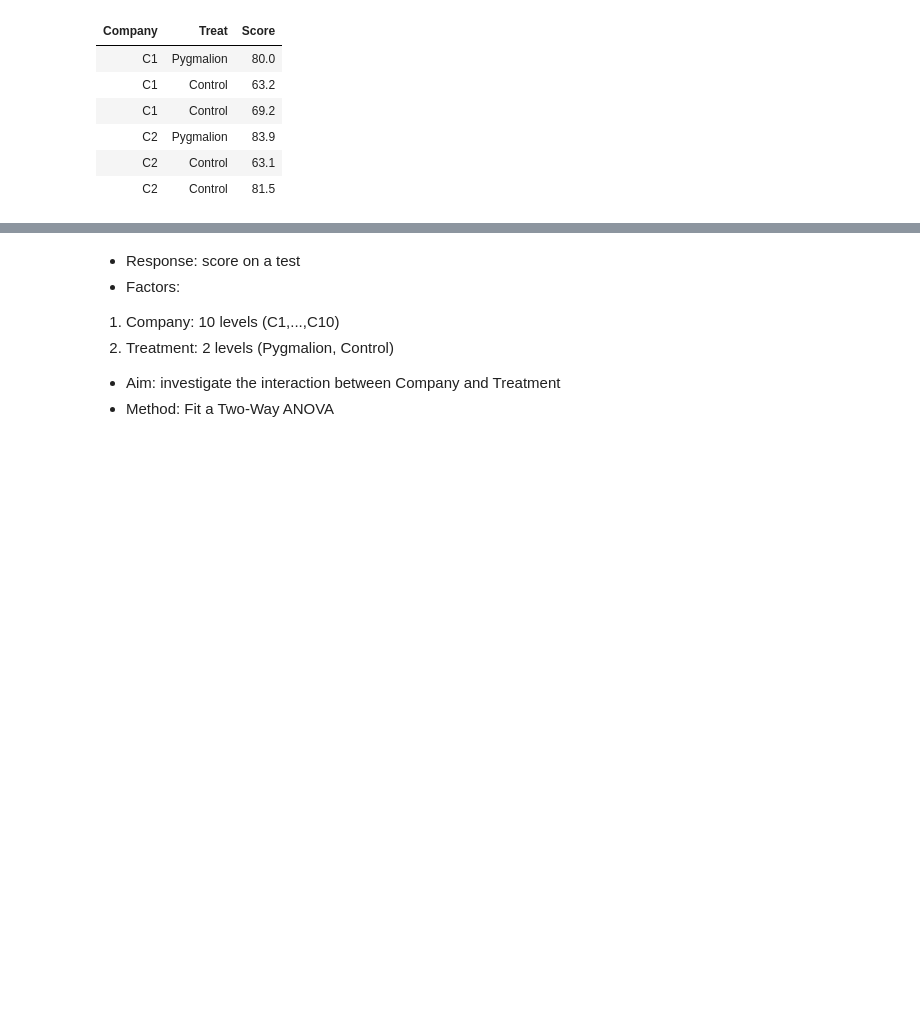
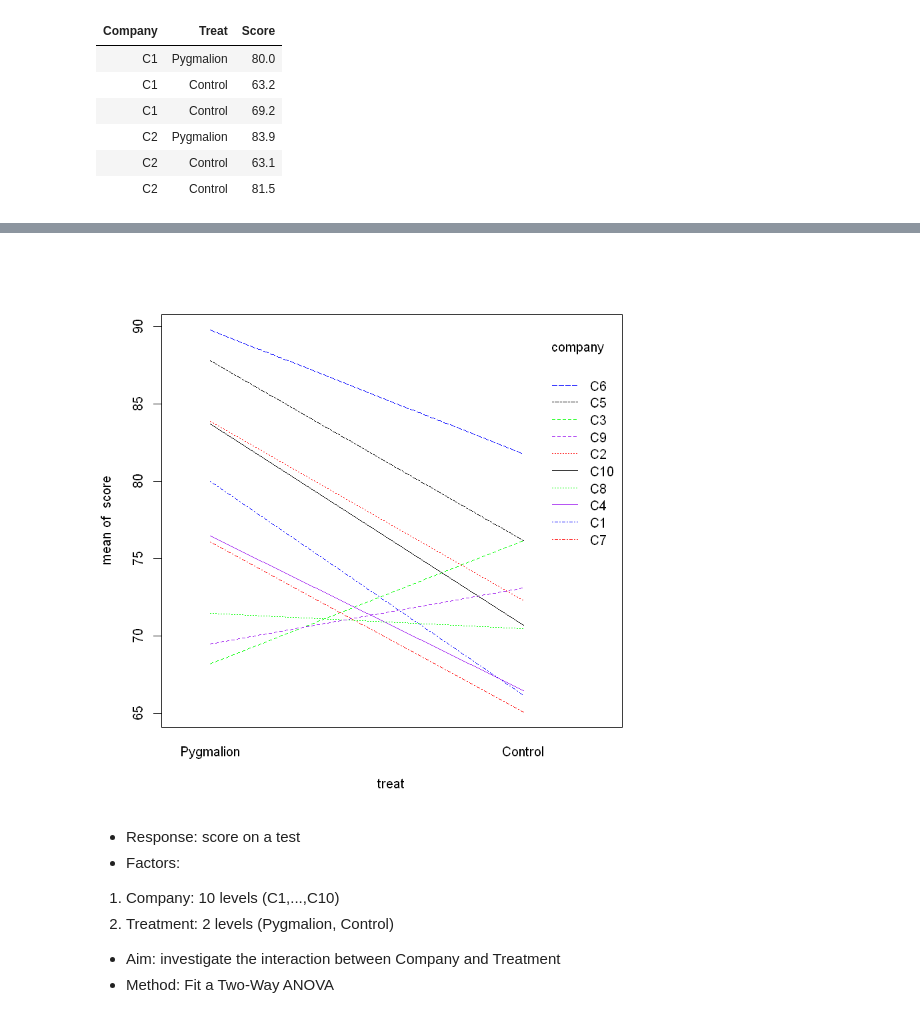
Before and after one commit to lihd1003/19W-Course-Material, a Jupyter notebook: STA303/Two Way ANOVA.ipynb, the cells around one changed output, grey strips where cells are left out. Cells and saved outputs as stored; diff of their text form; code cells hidden in the pictures; blank space fills up the shorter version.

```diff
--- a/STA303/Two Way ANOVA.ipynb
+++ b/STA303/Two Way ANOVA.ipynb
@@ -24,3 +40,7 @@ head(data)
+# %%
+interaction.plot(treat, company, score, col=c('blue','red','green','purple','black'))
+# %% [output]
+[figure, added]
 # %% [markdown]
  - Response: score on a test
  - Factors:
```
Also changed, not shown: parts of 11 cells of this notebook.
